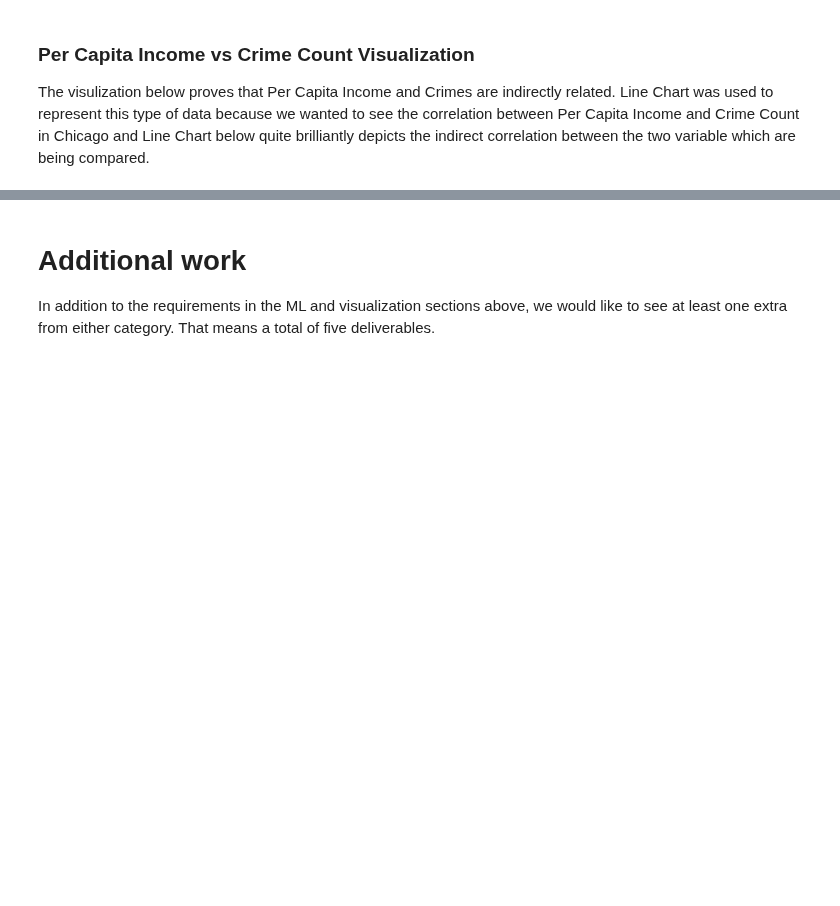
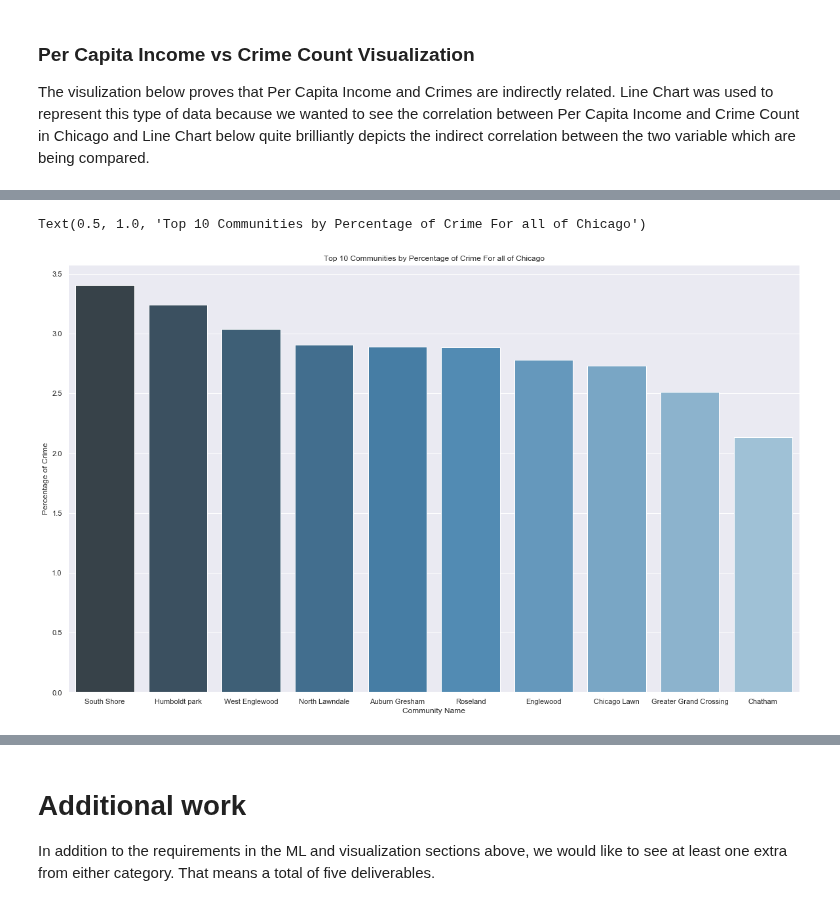
Before and after one commit to edgeslab/CS418-Project, a Jupyter notebook: Final-Report-DILIP_V1.ipynb, the cells around one changed output, grey strips where cells are left out. Drawn from its saved outputs; the diff is of its cells as text; code cells hidden in the pictures; blank space fills up the shorter version.

```diff
--- a/Final-Report-DILIP_V1.ipynb
+++ b/Final-Report-DILIP_V1.ipynb
@@ -164,7 +163,14 @@ socioecon['Community Area Number'] = socioecon['Community Area Number'].fillna(0
 socioecon['HARDSHIP INDEX'] = socioecon['HARDSHIP INDEX'].fillna(0.0).apply(np.int64)
 socioecon = socioecon.set_index('Community Area Number')
 socioecon = socioecon.dropna()
-socioecon.head()
+
+crimes = pd.read_csv("dataFiltered.csv")
+crimes['Year'] = crimes['Year'].fillna(0.0).apply(np.int64)
+crime = crimes.groupby('Community Area').count()['ID'].reset_index(name="Crime Count")
+
+combo = socioecon.join(crime,  lsuffix='_caller', rsuffix='_crimes')
+totalCrime = combo['Crime Count'].sum()
+combo
 # %% [output]
 |  | COMMUNITY AREA NAME | PERCENT OF HOUSING CROWDED | PERCENT HOUSEHOLDS BELOW POVERTY | PERCENT AGED 16+ UNEMPLOYED | ... |
 | Community Area Number |  |  |  |  | ... |
@@ -209,0 +194,23 @@ socioecon.join(crime,  lsuffix='_caller', rsuffix='_crimes')
+# %%
+sns.set(style="darkgrid")
+
+sns.set(rc={'figure.figsize':(20,12)})
+#sns.barplot(x=combo["Community Area"], y=combo["PERCENT HOUSEHOLDS BELOW POVERTY"], palette="deep")
+
+#make a function to cagtegorize every area as low,mid,upper class
+#plot percentage of crime responsible for this data
+
+def percent_crime(row):
+    x = row['Crime Count']
+    return (float( x / totalCrime)*100)
+combo['PERCENTAGE CRIME'] = combo.apply (lambda row: percent_crime(row), axis=1)
+
+combo2 = combo.drop([25])
+top10 = combo2.nlargest(10, 'PERCENTAGE CRIME')
+pcrime = sns.barplot(x=top10["COMMUNITY AREA NAME"], y=top10["PERCENTAGE CRIME"], palette='Blues_d')
+pcrime.set_xlabel("Community Name")
+pcrime.set_ylabel("Percentage of Crime")
+pcrime.set_title("Top 10 Communities by Percentage of Crime For all of Chicago")
+# %% [output]
+Text(0.5, 1.0, 'Top 10 Communities by Percentage of Crime For all of Chicago')
+[figure, added]
```
Also changed, not shown: parts of 8 cells of this notebook.
